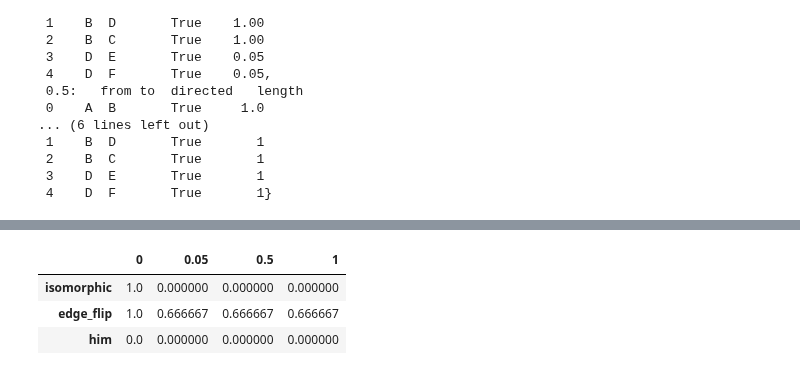
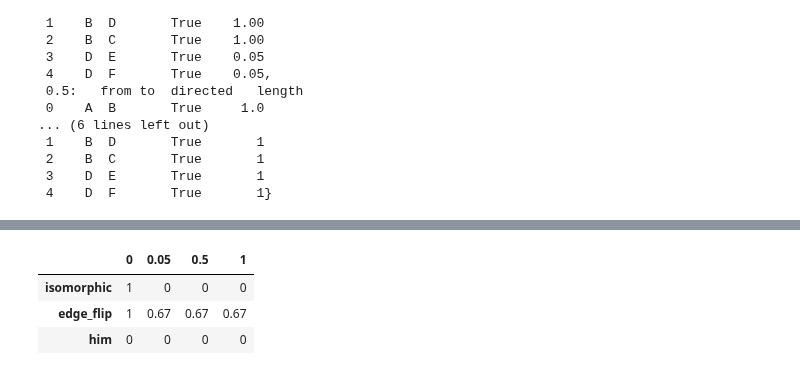
Before and after one commit to HuangDDU/cafe-release, a Jupyter notebook: benchmark/notebook/02-metrics/01-metric_characterisation/02-topology.ipynb, the cells around one changed output, grey strips where cells are left out. Saved outputs shown, nothing was run; the diff lists cells and outputs as text; code cells hidden in the pictures.

Commit message:
update flip benchmark

```diff
--- a/benchmark/notebook/02-metrics/01-metric_characterisation/02-topology.ipynb
+++ b/benchmark/notebook/02-metrics/01-metric_characterisation/02-topology.ipynb
@@ -3,4 +3,8 @@ import cfe
 import matplotlib.pyplot as plt
 import pandas as pd
 import seaborn as sns
+
+# 绘图相关
+fontsize = 30
+figure_dict = {}
 # %% [output]
@@ -28,10 +35,12 @@ for id, milestone_netowrk in milestone_netowrk_dict.items():
 
 # 可视化
 n = len(fadata_dict)
-fig, ax = plt.subplots(1, n, figsize=(n * 5, 5), dpi=120)
+fig, ax = plt.subplots(1, n, figsize=(n * 5, 6), dpi=120)
 i = 0
 for id, trajectory in fadata_dict.items():
-    cfe.plot.plot_topology(trajectory, ax=ax[i], nx_draw_kwrags={"font_size": 18})
-    ax[i].set_title(id)
+    cfe.plot.plot_topology(trajectory, ax=ax[i], nx_draw_kwrags={"node_size":1000 ,"font_size": fontsize, "width":3, "arrowsize":30})
+    ax[i].set_title(id, fontdict={"size":fontsize})
     i += 1
+
+figure_dict["topology"] = fig
 # %% [output]
@@ -202,18 +231,18 @@ model_name_list
 # %%
 metrics_result_dict = {}
 for model_name in model_name_list:
     model_metric = cfe.metric.calculate_metrics(
         fadata_merge,
         metrics=metric_id_list,
         now_model=model_name,
         ref_model="0"
     )
     metrics_result_dict[model_name] = model_metric
 
 metric_result_df = pd.DataFrame(metrics_result_dict)
-metric_result_df
+metric_result_df.style.background_gradient(cmap="Blues").format("{:.2g}")
 # %% [output]
 |  | 0 | 0.05 | 0.5 | 1 |
-| isomorphic | 1.0 | 0.000000 | 0.000000 | 0.000000 |
-| edge_flip | 1.0 | 0.666667 | 0.666667 | 0.666667 |
-| him | 0.0 | 0.000000 | 0.000000 | 0.000000 |
+| isomorphic | 1 | 0 | 0 | 0 |
+| edge_flip | 1 | 0.67 | 0.67 | 0.67 |
+| him | 0 | 0 | 0 | 0 |
```
Also changed, not shown: parts of 10 cells of this notebook, 5 other files.
